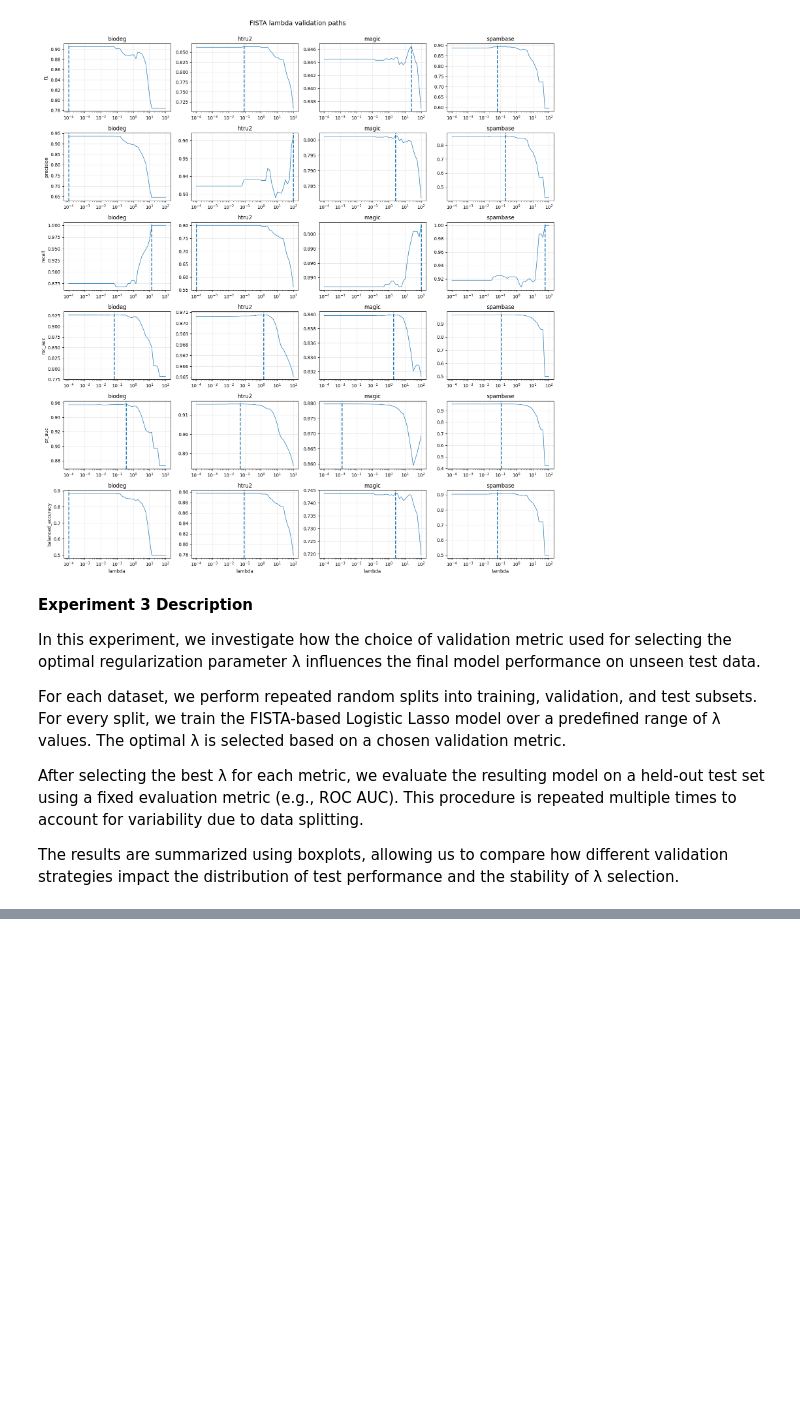
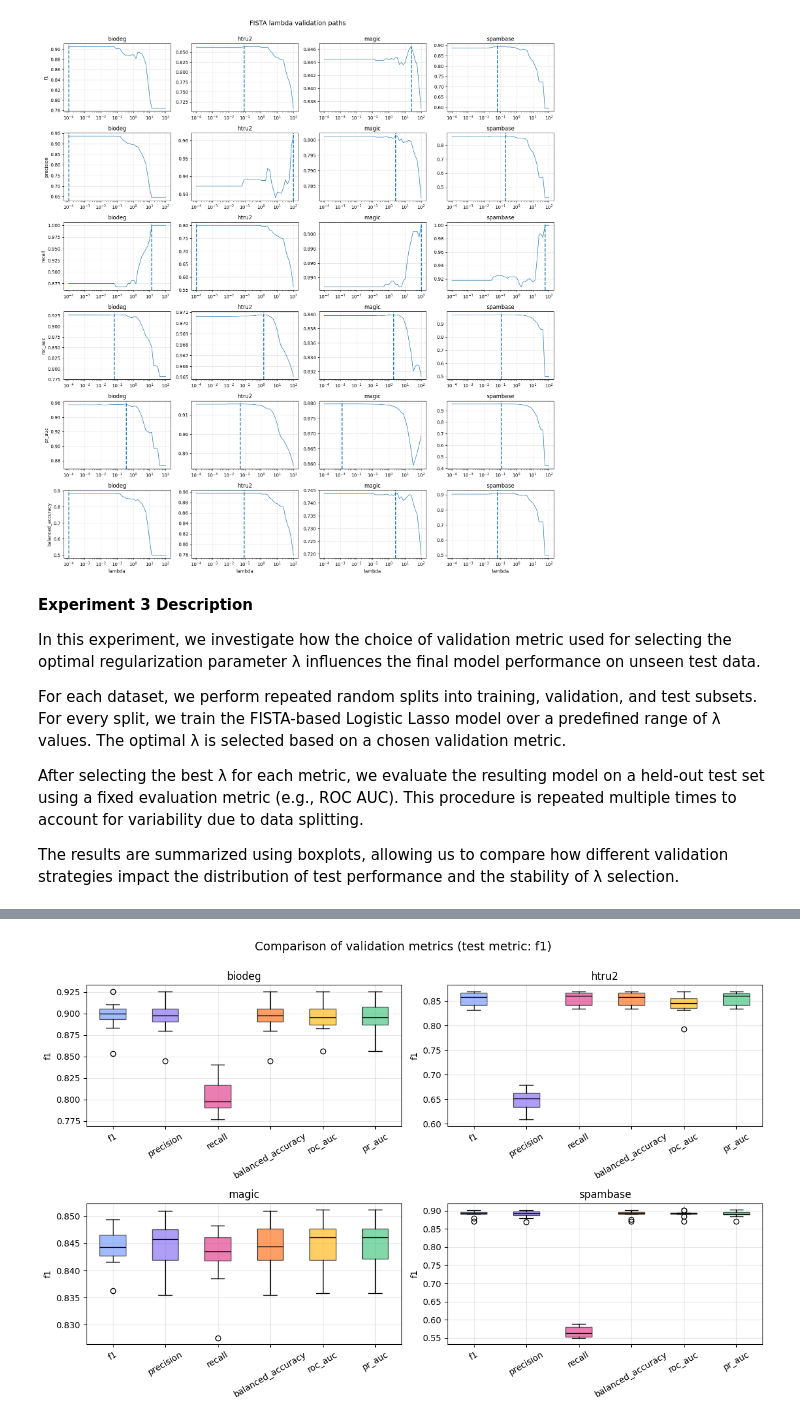
Before and after one commit to kwiatkowskaa/logistic-regression-missing-labels, a Jupyter notebook: notebooks/fista_logreg_unlabeled.ipynb, the cells around one changed output, grey strips where cells are left out. Saved outputs shown, nothing was run; the diff lists cells and outputs as text; code cells hidden in the pictures; blank space fills up the shorter version.

```diff
--- a/notebooks/fista_logreg_unlabeled.ipynb
+++ b/notebooks/fista_logreg_unlabeled.ipynb
@@ -471,7 +474,6 @@ def compare_validation_strategies(
                 })
 
     df = pd.DataFrame(results)
-    df.to_csv("results/diff_metrics.csv", index=False)
 
     return df
 
@@ -571,0 +575,15 @@ plot_boxplot(df, measures=("f1", "precision", "recall", "balanced_accuracy", "ro
+# %%
+df_f1 = compare_validation_strategies(
+    processed_datasets,
+    measures=("f1", "precision", "recall", "balanced_accuracy", "roc_auc", "pr_auc"),
+    lambda_values=np.logspace(-4, 2, 50),
+    n_repeats=10,
+    test_metric="f1",
+    max_iter=200,
+    random_state=42
+)
+# %%
+plot_boxplot(df_f1, measures=("f1", "precision", "recall", "balanced_accuracy", "roc_auc", "pr_auc"),
+             test_metric="f1")
+# %% [output]
+[figure, added]
```
Also changed, not shown: parts of 7 cells of this notebook, 1 other file.
